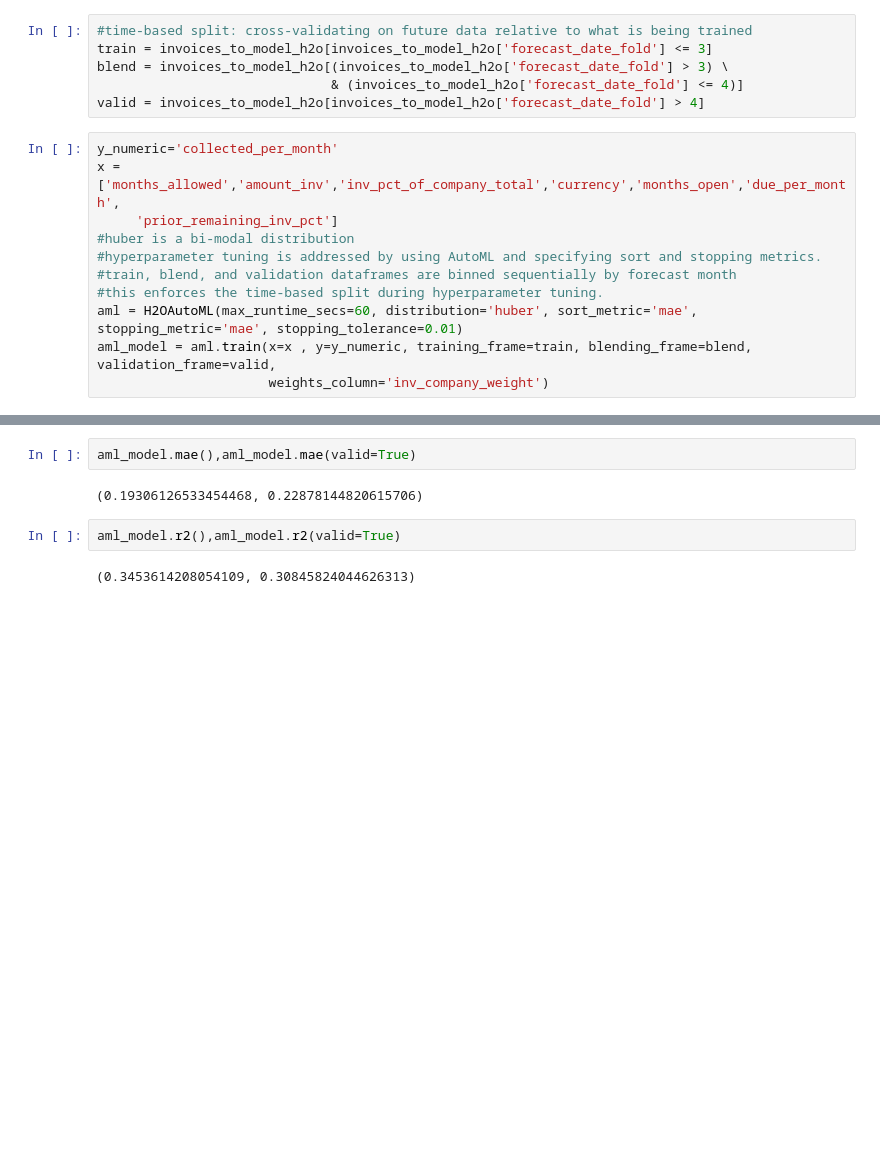
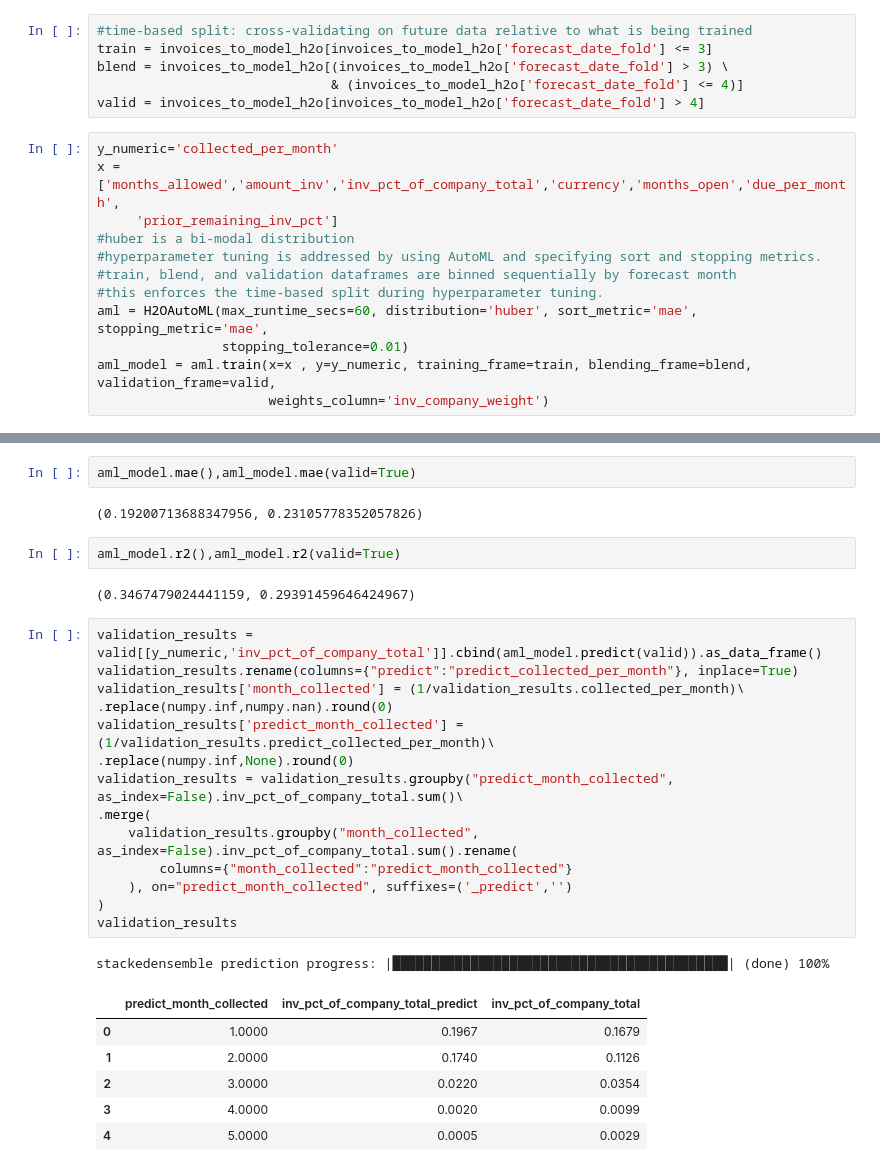
Before and after one commit to lauren7249/Data-Science-Take-Home-Project, a Jupyter notebook: data_analysis/files/exploratory.ipynb, the cells around one changed output, grey strips where cells are left out. Cells and saved outputs as stored; diff of their text form; blank space fills up the shorter version.

Commit message:
truly done with EDA

```diff
--- a/data_analysis/files/exploratory.ipynb
+++ b/data_analysis/files/exploratory.ipynb
@@ -955,7 +960,8 @@ x = ['months_allowed','amount_inv','inv_pct_of_company_total','currency','months
 #hyperparameter tuning is addressed by using AutoML and specifying sort and stopping metrics.
 #train, blend, and validation dataframes are binned sequentially by forecast month
 #this enforces the time-based split during hyperparameter tuning.
-aml = H2OAutoML(max_runtime_secs=60, distribution='huber', sort_metric='mae', stopping_metric='mae', stopping_tolerance=0.01)
+aml = H2OAutoML(max_runtime_secs=60, distribution='huber', sort_metric='mae', stopping_metric='mae',
+                stopping_tolerance=0.01)
 aml_model = aml.train(x=x , y=y_numeric, training_frame=train, blending_frame=blend, validation_frame=valid,
                       weights_column='inv_company_weight')
 # %% [output]
@@ -969,8 +975,30 @@ AutoML progress: |
 # %%
 aml_model.mae(),aml_model.mae(valid=True)
 # %% [output]
-(0.19306126533454468, 0.22878144820615706)
+(0.19200713688347956, 0.23105778352057826)
 # %%
 aml_model.r2(),aml_model.r2(valid=True)
 # %% [output]
-(0.3453614208054109, 0.30845824044626313)
+(0.3467479024441159, 0.29391459646424967)
+# %%
+validation_results = valid[[y_numeric,'inv_pct_of_company_total']].cbind(aml_model.predict(valid)).as_data_frame()
+validation_results.rename(columns={"predict":"predict_collected_per_month"}, inplace=True)
+validation_results['month_collected'] = (1/validation_results.collected_per_month)\
+.replace(numpy.inf,numpy.nan).round(0)
+validation_results['predict_month_collected'] = (1/validation_results.predict_collected_per_month)\
+.replace(numpy.inf,None).round(0)
+validation_results = validation_results.groupby("predict_month_collected", as_index=False).inv_pct_of_company_total.sum()\
+.merge(
+    validation_results.groupby("month_collected", as_index=False).inv_pct_of_company_total.sum().rename(
+        columns={"month_collected":"predict_month_collected"}
+    ), on="predict_month_collected", suffixes=('_predict','')
+)
+validation_results
+# %% [output]
+stackedensemble prediction progress: |███████████████████████████████████████████| (done) 100%
+|  | predict_month_collected | inv_pct_of_company_total_predict | inv_pct_of_company_total |
+| 0 | 1.0000 | 0.1967 | 0.1679 |
+| 1 | 2.0000 | 0.1740 | 0.1126 |
+| 2 | 3.0000 | 0.0220 | 0.0354 |
+| 3 | 4.0000 | 0.0020 | 0.0099 |
+| 4 | 5.0000 | 0.0005 | 0.0029 |
```
Also changed, not shown: parts of 12 cells of this notebook, 10 other files.
